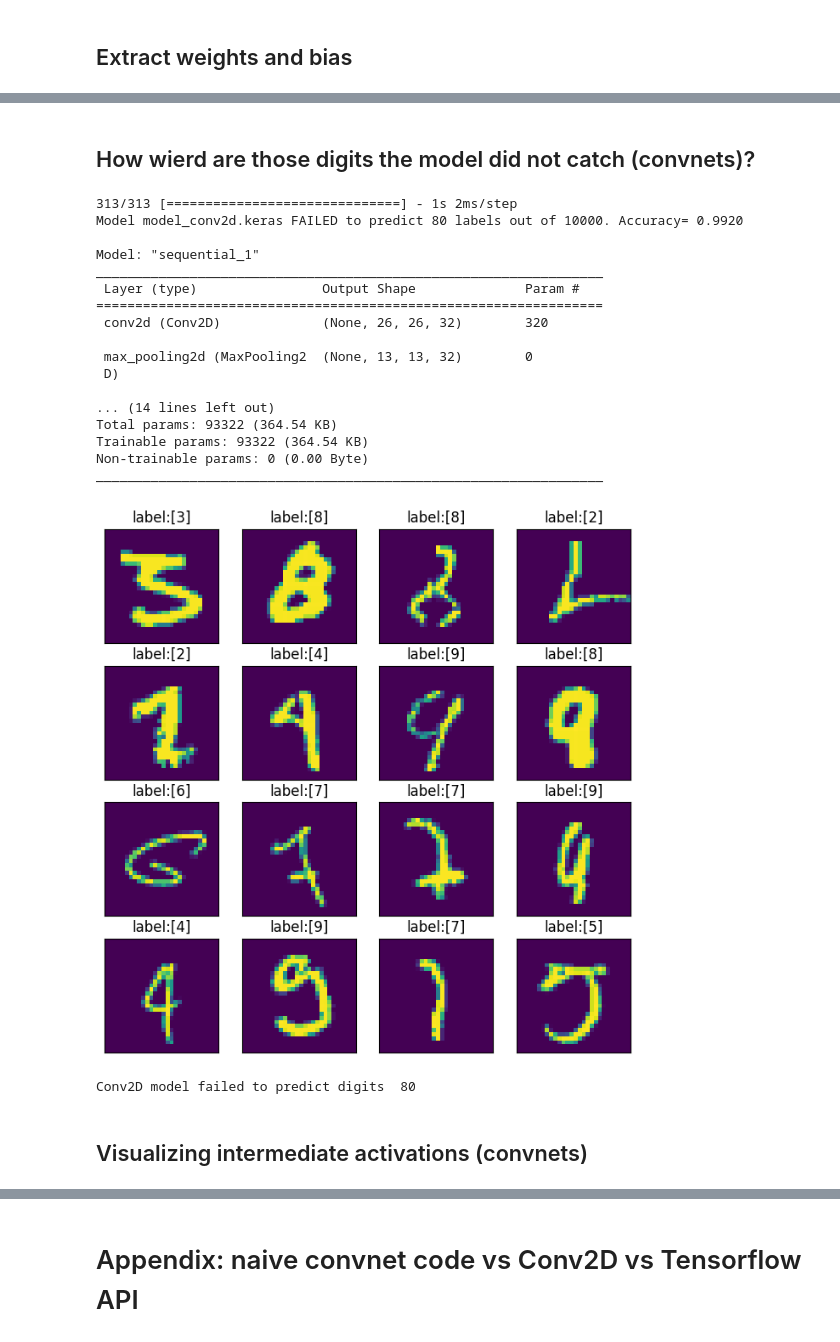
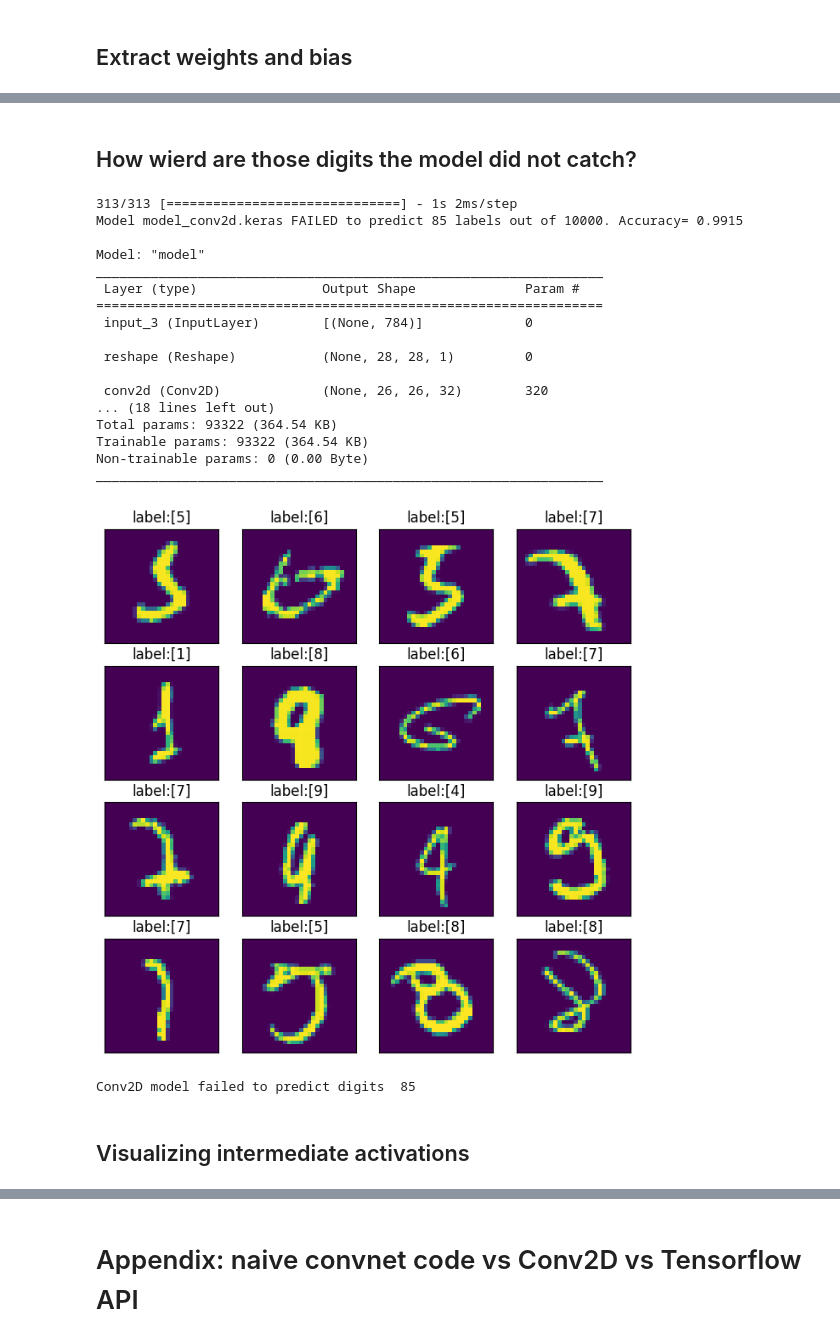
Before and after one commit to IrisFDTD/AI-UNIZAR-course, a Jupyter notebook: minst/ai_unizar_course_classifying_digits_23-24.ipynb, the cells around one changed output, grey strips where cells are left out. Cells and saved outputs as stored; diff of their text form; code cells hidden in the pictures.

```diff
--- a/minst/ai_unizar_course_classifying_digits_23-24.ipynb
+++ b/minst/ai_unizar_course_classifying_digits_23-24.ipynb
@@ -92,6 +92,33 @@ def plot_score(pathresults,history_keras,loss_name,metrics_name):
     ax2[1,1].set_xlabel(txt)
     ax2[1,1].legend()
     fig2.savefig(pathresults+"/epochs_evolution.png", dpi=200, facecolor="#f1f1f1")
+
+def inverse_one_hot_enconding(y_enconded):
+     y = np.argmax(y_enconded,axis=1)
+     return y
+
+def fail_to_predict(model,model_name,x,y):
+    y_pred=model.predict(x)
+    y_pred_num=inverse_one_hot_enconding(y_pred)
+    y_true_num=inverse_one_hot_enconding(y)
+    dif=list(y_pred_num-y_true_num)
+    fail_to_predict_index=[indx for indx,val in enumerate(dif) if val!=0]
+    accu=(len(y)-len(fail_to_predict_index))/len(y)
+    print("Model %s FAILED to predict %.f labels out of %.f. Accuracy= %.4f \n" %(model_name,len(fail_to_predict_index),len(y),accu))
+    return fail_to_predict_index
+
+def show_wierd_digits(model_filename,x,y,no_digits,npixelsx,verbose=0):
+    model=models.load_model(model_filename)
+    fail_to_predict_index=fail_to_predict(model,model_filename,x,y)
+    n=no_digits
+    x_fail=x[fail_to_predict_index[0:n**2]]
+    y_fail=y[fail_to_predict_index[0:n**2]]
+    y_fail=inverse_one_hot_enconding(y_fail)
+    y_fail=np.reshape(y_fail,(y_fail.shape[0],1))
+    if(verbose==1):
+      model.summary()
+      show_n_m_digits(n,n, x_fail, y_fail,npixelsx)
+    return  model,fail_to_predict_index
 # %% [markdown]
 # Load training and validation datasets (MINST)
 # %%
@@ -559,35 +591,34 @@ kernel shape= (64, 10)
 bias shape= (10,)
 number of params= 650
 # %% [markdown]
-## How wierd are those digits the model did not catch (convnets)?
+## How wierd are those digits the model did not catch?
 # %%
 # We load the conv2D keras model and create a list with digits
 # unable to predict by the model
-model_conv2d,fail_to_predict_index_conv2d=show_wierd_digits('model_conv2d.keras',x_val_conv2d,y1h_val,4,npixelsx,verbose=1)
-conv2d_=set(fail_to_predict_index_conv2d)
-print("Conv2D model failed to predict digits ",len(conv2d_))
+model_conv2d,fail_to_predict_index_conv2d=show_wierd_digits('model_conv2d.keras',x_val,y1h_val,4,npixelsx,verbose=1)
+print("Conv2D model failed to predict digits ",len(fail_to_predict_index_conv2d))
 # %% [output]
 313/313 [==============================] - 1s 2ms/step
-Model model_conv2d.keras FAILED to predict 80 labels out of 10000. Accuracy= 0.9920
+Model model_conv2d.keras FAILED to predict 85 labels out of 10000. Accuracy= 0.9915
 
-Model: "sequential_1"
+Model: "model"
 _________________________________________________________________
  Layer (type)                Output Shape              Param #
 =================================================================
+ input_3 (InputLayer)        [(None, 784)]             0
+
+ reshape (Reshape)           (None, 28, 28, 1)         0
+
  conv2d (Conv2D)             (None, 26, 26, 32)        320
-
- max_pooling2d (MaxPooling2  (None, 13, 13, 32)        0
- D)
-
-... (14 lines left out)
+... (18 lines left out)
 Total params: 93322 (364.54 KB)
 Trainable params: 93322 (364.54 KB)
 Non-trainable params: 0 (0.00 Byte)
 _________________________________________________________________
-[figure, old version]
+[figure, new version]
-Conv2D model failed to predict digits  80
+Conv2D model failed to predict digits  85
 # %% [markdown]
-## Visualizing intermediate activations (convnets)
+## Visualizing intermediate activations
 # %%
 from tensorflow.keras import models
 
```
Also changed, not shown: parts of 27 cells of this notebook.
